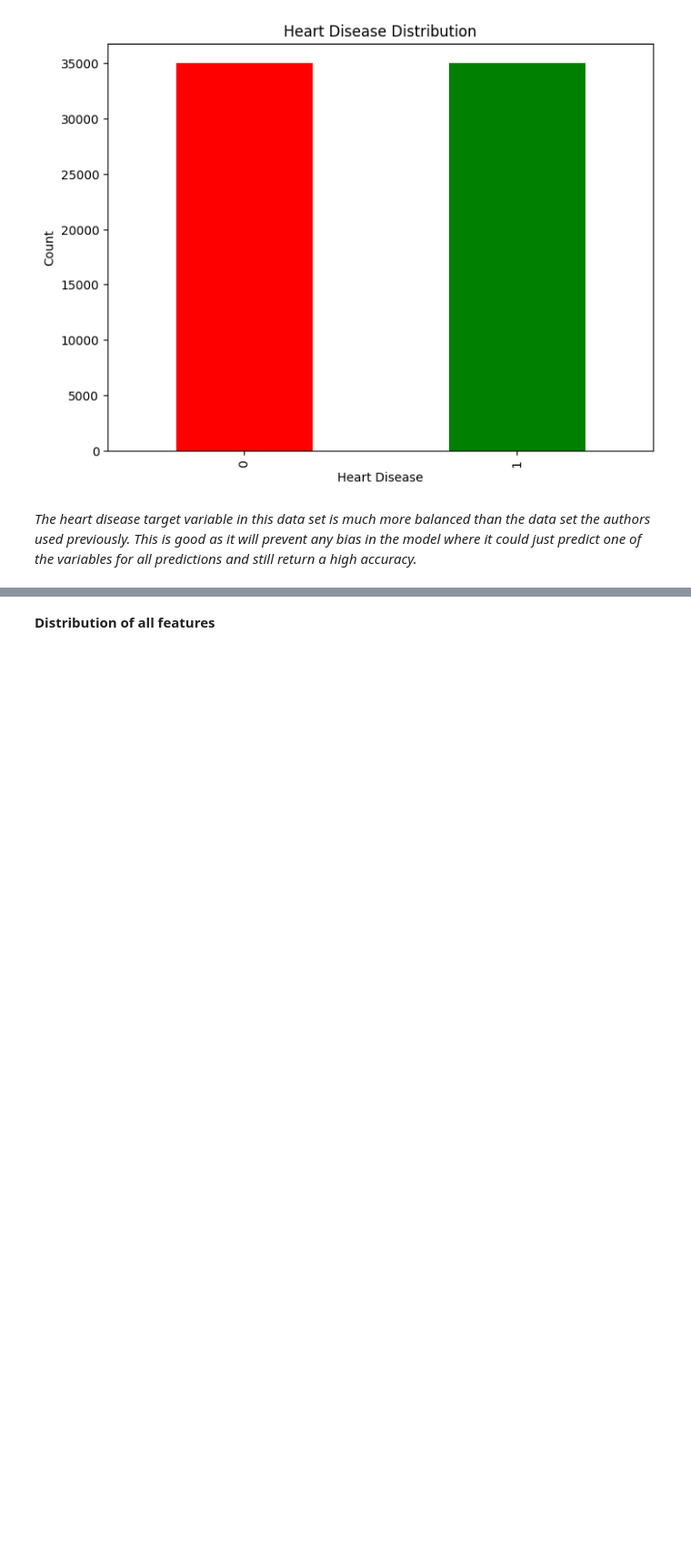
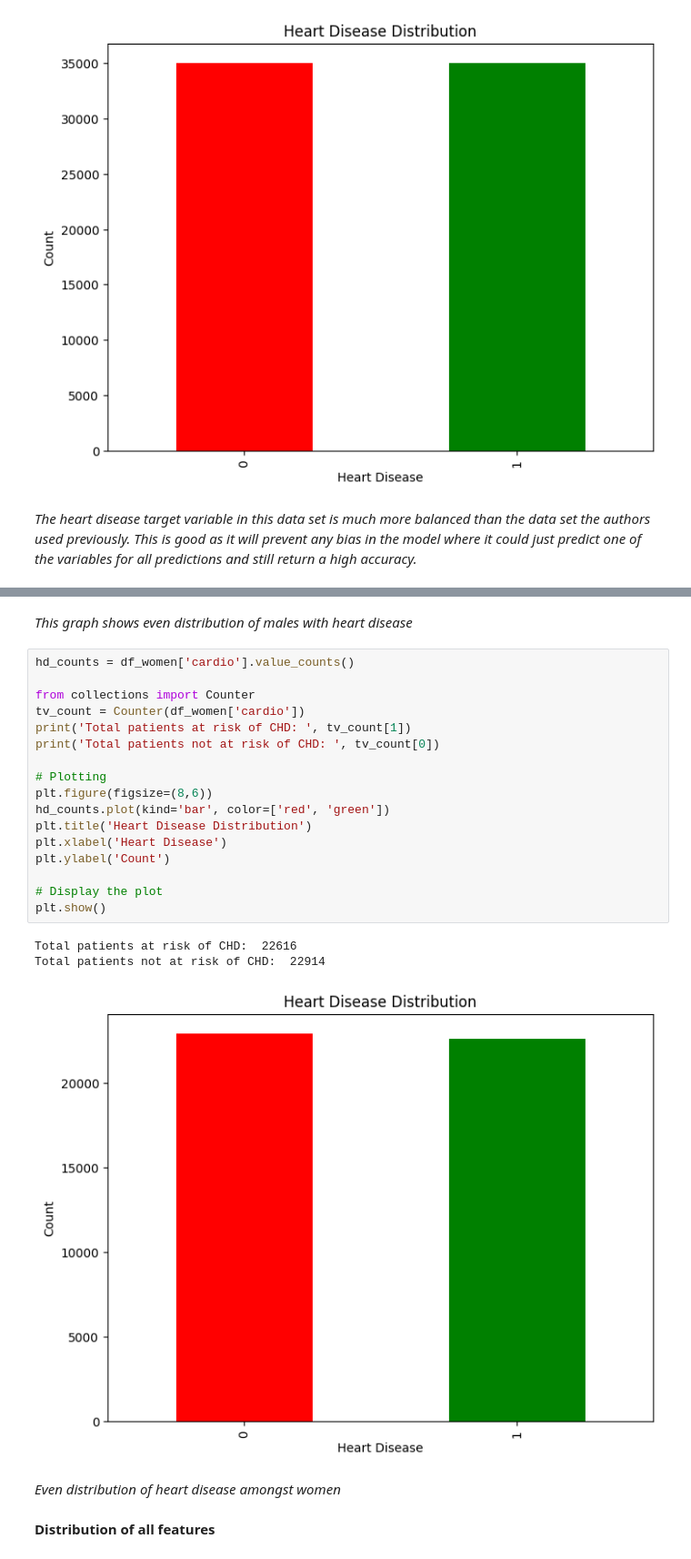
Before and after one commit to bradymiller2310/DS340_Project, a Jupyter notebook: Copy of Siamese.ipynb, the cells around one changed output, grey strips where cells are left out. Shown at 91% size. Saved outputs shown, nothing was run; the diff lists cells and outputs as text; blank space fills up the shorter version.

```diff
--- a/Copy of Siamese.ipynb
+++ b/Copy of Siamese.ipynb
@@ -129,3 +145,28 @@ Total patients not at risk of CHD:  35021
+# %% [markdown]
+*This graph shows even distribution of males with heart disease*
+# %%
+hd_counts = df_women['cardio'].value_counts()
+
+from collections import Counter
+tv_count = Counter(df_women['cardio'])
+print('Total patients at risk of CHD: ', tv_count[1])
+print('Total patients not at risk of CHD: ', tv_count[0])
+
+# Plotting
+plt.figure(figsize=(8,6))
+hd_counts.plot(kind='bar', color=['red', 'green'])
+plt.title('Heart Disease Distribution')
+plt.xlabel('Heart Disease')
+plt.ylabel('Count')
+
+# Display the plot
+plt.show()
+# %% [output]
+Total patients at risk of CHD:  22616
+Total patients not at risk of CHD:  22914
+[figure, added]
+# %% [markdown]
+*Even distribution of heart disease amongst women*
 # %% [markdown]
 **Distribution of all features**
 # %%
```
Also changed, not shown: parts of 44 cells of this notebook.
